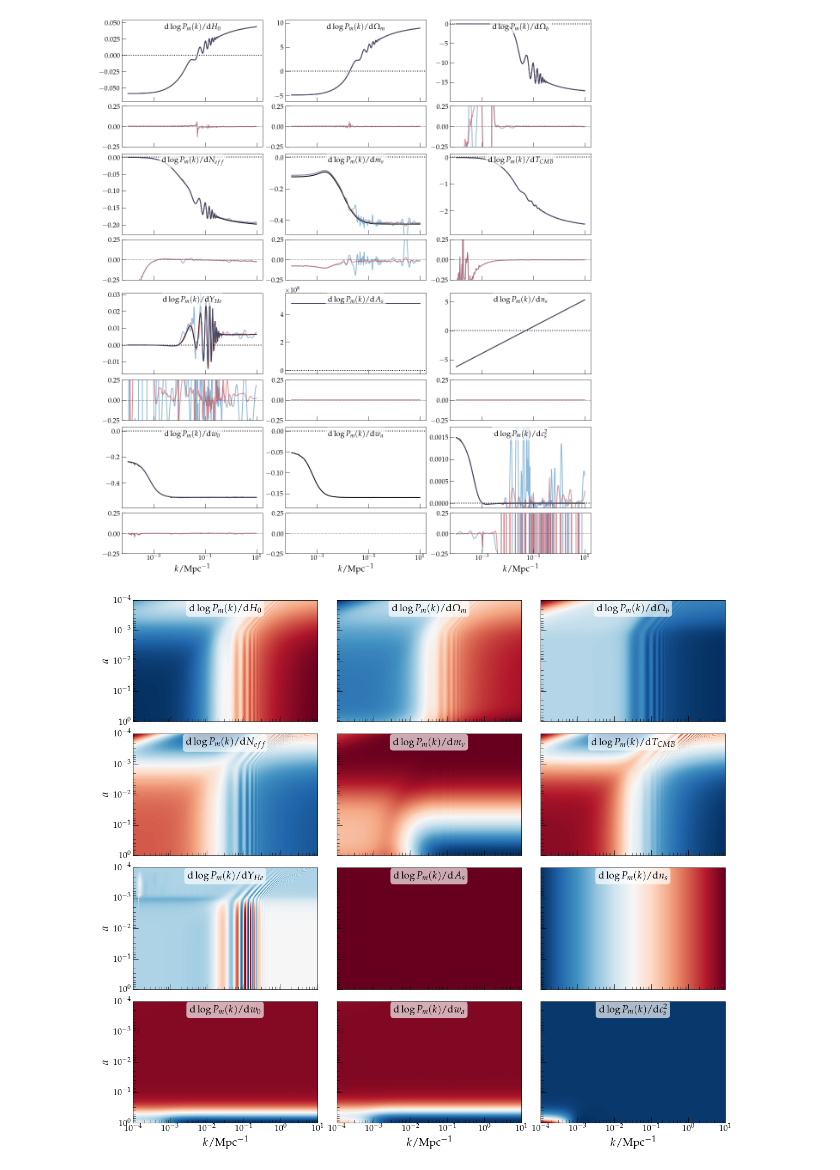
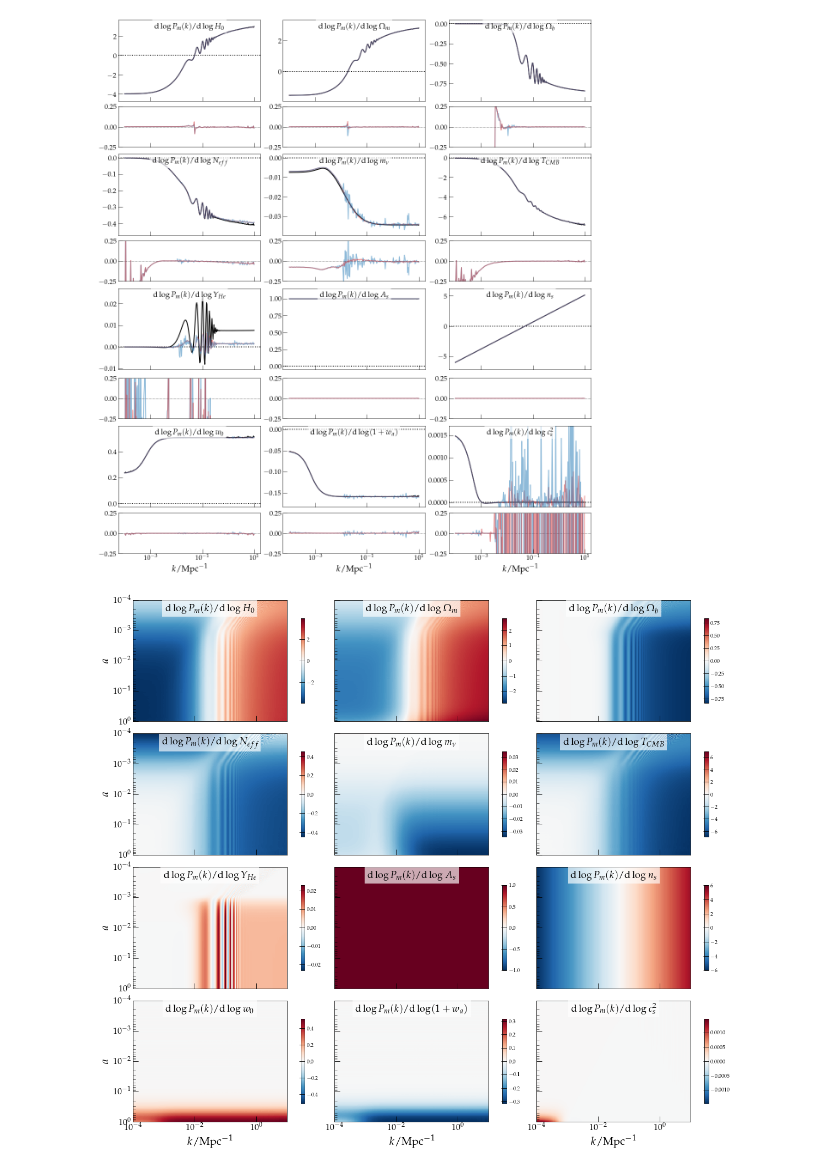
Before and after one commit to ohahn/DISCO-EB, a Jupyter notebook: nb_pylinger_autodiff.ipynb, the cells around one changed output. Cells and saved outputs as stored; diff of their text form; code cells hidden in the pictures.

```diff
--- a/nb_pylinger_autodiff.ipynb
+++ b/nb_pylinger_autodiff.ipynb
@@ -57,8 +57,8 @@ num_k   = 256
 aexp = jnp.geomspace(1e-4,1,256)
 
 # list of parameters with respect to which we take derivatives
-fieldnames = ['H_0', '\\Omega_m', '\\Omega_b', 'N_{eff}', 'm_{\\nu}', 'T_{CMB}', 'Y_{He}', 'A_s', 'n_s', 'w_0', 'w_a', 'c_s^2']
-fiducial_cosmo_param = jnp.array([H0, Omegam, Omegab, Neff, mnu, Tcmb, YHe, A_s, n_s,  w_DE_0, w_DE_a, cs2_DE])
+fieldnames = ['H_0', '\\Omega_m', '\\Omega_b', 'N_{eff}', 'm_{\\nu}', 'T_{CMB}', 'Y_{He}', 'A_s', 'n_s', 'w_0', '(1+w_a)', 'c_s^2']
+fiducial_cosmo_param = jnp.array([H0, Omegam, Omegab, Neff, mnu, Tcmb, YHe, A_s, n_s,  w_DE_0, 1+w_DE_a, cs2_DE])
 # %%
 def Pk_of_cosmo( args ):
     """ Compute the matter (b+c) power spectrum for a given set of cosmological parameters"""
@@ -132,8 +132,9 @@ def Pk_CLASS( args ):
         # 'tau_reio':0.06,
         'gauge':'synchronous',
         'reio_parametrization' : 'reio_none',
-        # 'k_per_decade_for_pk' : 100,
-        # 'k_per_decade_for_bao' : 100,
+        'recombination' : 'RECFAST',
+        'k_per_decade_for_pk' : 64,
+        'k_per_decade_for_bao' : 64,
         # 'compute damping scale' : 'yes',
         # 'tol_perturbations_integration' : 1e-07,
         # 'tol_background_integration' : 1e-07,
@@ -156,15 +157,15 @@ def Pk_CLASS( args ):
         # 'l_max_ncdm' : 50,
         'Omega_Lambda' : 0.0,
         'w0_fld' : args[9],
-        'wa_fld' : args[10],
+        'wa_fld' : args[10]-1,
         'cs2_fld' : args[11],
         'use_ppf' : 'no',
       })
     # run class
     LambdaCDM.compute()
     zout = 0.0
-    # Pkm_CLASS = np.array([LambdaCDM.pk_lin(ki, zout) for ki in np.geomspace(kmin,kmax,num_k)])
-    Pkm_CLASS = np.array([LambdaCDM.pk_cb_lin(ki, zout) for ki in np.geomspace(kmin,kmax,num_k)])
+    Pkm_CLASS = np.array([LambdaCDM.pk_lin(ki, zout) for ki in np.geomspace(kmin,kmax,num_k)])
+    # Pkm_CLASS = np.array([LambdaCDM.pk_cb_lin(ki, zout) for ki in np.geomspace(kmin,kmax,num_k)])
     return Pkm_CLASS
 # %%
 
@@ -254,7 +255,7 @@ plt.rcParams['axes.titlepad'] = -20  # pad is in points...
 
 fig,ax = plt.subplots(8,3,sharex=True,figsize=(16,18),layout='constrained', gridspec_kw={'height_ratios': [2,1,2,1,2,1,2,1]})
 
-title_bbox = dict(boxstyle="round,pad=0.3", edgecolor="none", facecolor="white", alpha=0.667)
+title_bbox = dict(boxstyle="square", edgecolor="none", facecolor="white", alpha=0.667)
 
 
 
@@ -265,11 +266,11 @@ for i,ff in enumerate(fieldnames):
 
     ax[2*ix,iy].axhline(0.0, ls=':', color='k')
 
-    ax[2*ix,iy].semilogx(k, dlogy, label='$P_{m}$',c='k',lw=2)
+    ax[2*ix,iy].semilogx(k, fiducial_cosmo_param[i] * dlogy, label='$P_{m}$',c='k',lw=2)
     ylim = ax[2*ix,iy].get_ylim()
 
-    ax[2*ix,iy].semilogx(k, dy_fd0[:,i],label='$P_{m}$',c='C3',lw=2,alpha=0.5)
-    ax[2*ix,iy].semilogx(k, dy_fd1[:,i],label='$P_{m}$',c='C0',lw=2,alpha=0.5)
+    ax[2*ix,iy].semilogx(k, fiducial_cosmo_param[i] * dy_fd0[:,i],label='$P_{m}$',c='C3',lw=2,alpha=0.5)
+    ax[2*ix,iy].semilogx(k, fiducial_cosmo_param[i] * dy_fd1[:,i],label='$P_{m}$',c='C0',lw=2,alpha=0.5)
     # ax[2*ix,iy].semilogx(k, dy_fd2[:,i],label='$P_{m}$',c='C1',lw=3,alpha=0.75)
 
 
@@ -277,7 +278,7 @@ for i,ff in enumerate(fieldnames):
     ax[2*ix,iy].set_ylim(ylim[0]*1.1,ylim[1]*1.1)
     # ax[ix,iy].semilogx(k, dy_fd2[:,i],label='$P_{m}$',c='C2',lw=2,alpha=0.75)
 
-    ax[2*ix,iy].set_title(f'$\\mathrm{{d}} \\log P_{{m}}(k) / \\mathrm{{d}} {ff}$', bbox=title_bbox, fontsize=18)
+    ax[2*ix,iy].set_title(f'$\\mathrm{{d}} \\log P_{{m}}(k) / \\mathrm{{d}} \\log {ff}$', bbox=title_bbox, fontsize=18)
 
     # ax[2*ix+1,iy].semilogx(k, dy_fd2[:,i]/dlogy-1.0, lw=2, c='C1')
     ax[2*ix+1,iy].axhline(0.0,ls=':',c='k',lw=1)
@@ -291,7 +292,7 @@ for a in ax[-1,:]:
 
 plt.savefig('derivatives_parameters.pdf')
 # %% [output]
-[figure, old version]
+[figure, new version]
 # %%
 # fig, ax = plt.subplots()
 
@@ -327,45 +336,46 @@ plt.rcParams['axes.titlepad'] = -20  # pad is in points...
 
 fig,ax = plt.subplots(4,3,sharex=True,sharey=True,figsize=(16,14),layout='constrained')
 
-title_bbox = dict(boxstyle="round,pad=0.3", edgecolor="none", facecolor="white", alpha=0.667)
-
 m = np.zeros_like(ax)
 ims = np.zeros_like(ax)
 for i,ff in enumerate(fieldnames):
     iy = i%3
     ix = i//3
-    dlogy = dy[...,i]/y
+    if i in [10,]:
+        dlogy = (1+fiducial_cosmo_param[i])*dy[...,i]/y
+    else:
+        dlogy = fiducial_cosmo_param[i]*dy[...,i]/y
     # # m[ix,iy] = ax[ix,iy].pcolormesh( k, aexp, (dy[...,i]/y).T, cmap='RdBu_r' )
     # m[ix,iy] = ax[ix,iy].imshow( dlogy.T, extent=[1e-3,1,1e-4,1],vmin=np.min(dlogy.flatten()),vmax=np.max(dlogy.flatten()),cmap='RdBu_r', aspect='auto')
     # ax[ix,iy].set_title(f'$\\mathrm{{d}} \\log P_{{m}}(k) / \\mathrm{{d}} {ff}$', bbox=title_bbox, fontsize=18)
     # # ax[ix,iy].loglog()
     # ax[ix,iy].set_xscale('log')
     # ax[ix,iy].set_yscale('log')
     # # ax[ix,iy].set_aspect(1)
     # # ax.plot( dy[:,-1,0]/y[:,-1] )
 
-    m[ix,iy], ims[ix,iy] = plot_tile( ax[ix,iy], dlogy, f'$\\mathrm{{d}} \\log P_{{m}}(k) / \\mathrm{{d}} {ff}$')
+    ims[ix,iy] = plot_tile( ax[ix,iy], k, aexp, dlogy, f'$\\mathrm{{d}} \\log P_{{m}}(k) / \\mathrm{{d}} \\log {ff}$')
 
 for a in ax[-1,:]:
     a.set_xlabel('$k / \\mathrm{Mpc}^{-1}$')
 
 
 for a in ax[:,0]:
     a.set_ylabel('$a$')
 
 for a in ax.flatten():
     a.set_ylim(np.max(aexp), np.min(aexp))
 
-fig.canvas.draw()
+# fig.canvas.draw()
 
-for aa,mm in zip(ax.flatten(),m.flatten()):
-    mm.set_position( aa.get_position(original=False), which='active' )
-    mm.set_position( aa.get_position(original=True), which='original' )
+# for aa,mm in zip(ax.flatten(),m.flatten()):
+#     mm.set_position( aa.get_position(original=False), which='active' )
+#     mm.set_position( aa.get_position(original=True), which='original' )
 
-ims[2,1].set_clim(-1,1)
+# ims[2,1].set_clim(-1,1)
 plt.savefig('derivatives_spacetime.pdf')
 # %% [output]
-[figure, old version]
+[figure, new version]
 # %%
 # fig,ax = plt.subplots(3,3,sharex=True,figsize=(9,8),layout='constrained')
 # for i in range(3):
```
Also changed, not shown: parts of 3 cells of this notebook, 5 other files.
